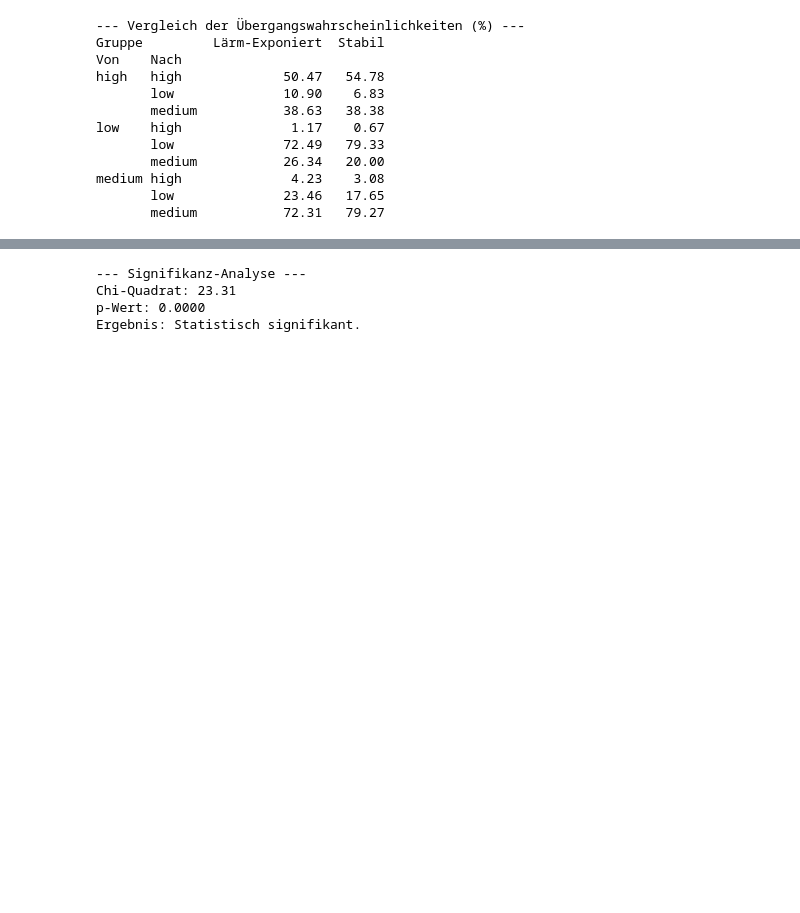
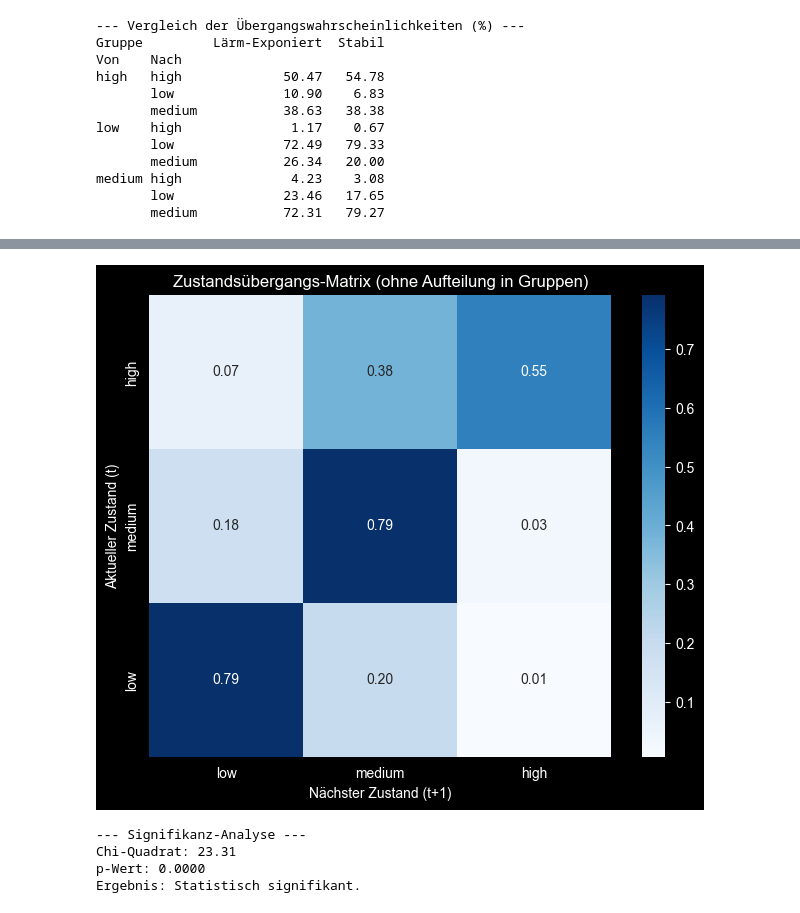
Before and after one commit to berielias-cpu/MasterArbeit, a Jupyter notebook: Masterarbeit/01_EDA_V2.0.ipynb, the cells around one changed output, grey strips where cells are left out. Cells and saved outputs as stored; diff of their text form; code cells hidden in the pictures; blank space fills up the shorter version.

```diff
--- a/Masterarbeit/01_EDA_V2.0.ipynb
+++ b/Masterarbeit/01_EDA_V2.0.ipynb
@@ -749,3 +874,25 @@ medium high              4.23    3.08
+# %%
+# Heatmap zu den Übergangswahrscheinlichkeiten (ohne Aufteilung in Gruppen)
+
+# 1. Reihenfolge definieren
+cat_order = ["low", "medium", "high"]
+dog_order = ["high", "medium", "low"]
+
+# 2. Transition-Matrix erstellen und explizit sortieren
+transition_df = df.dropna(subset=['concept:name', 'next_concept'])
+matrix = pd.crosstab(transition_df['concept:name'], transition_df['next_concept'], normalize='index')
+matrix = matrix.reindex(index=dog_order, columns=cat_order)
+
+# 3. Plotten
+plt.figure(figsize=(8, 6))
+sns.heatmap(matrix, annot=True, cmap="Blues", fmt=".2f", square=True)
+
+plt.title("Zustandsübergangs-Matrix (ohne Aufteilung in Gruppen)")
+plt.xlabel("Nächster Zustand (t+1)")
+plt.ylabel("Aktueller Zustand (t)")
+plt.show()
+# %% [output]
+[figure, added]
 # %%
 # SIGNIFIKANZ-TEST (Chi-Quadrat)
 # Wir prüfen: Ist der Wechsel von LOW zu MEDIUM abhängig vom Lärm?
```
Also changed, not shown: parts of 9 cells of this notebook.
